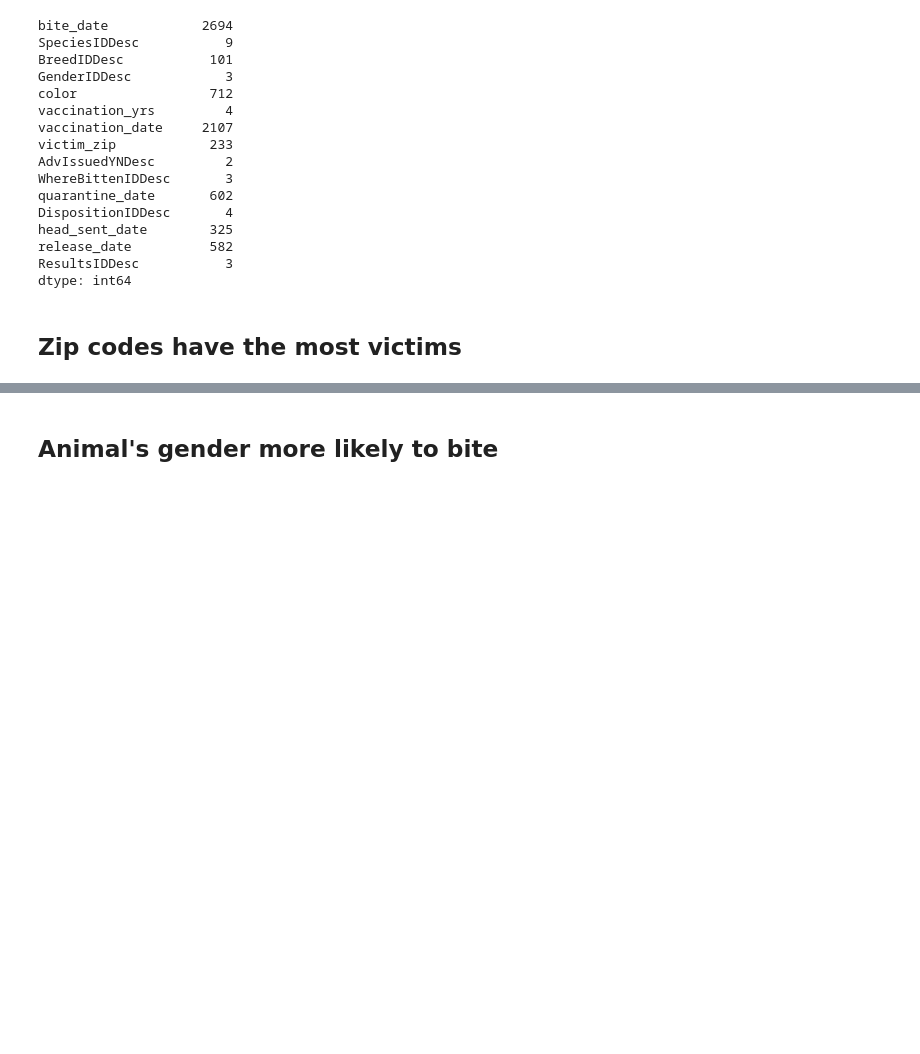
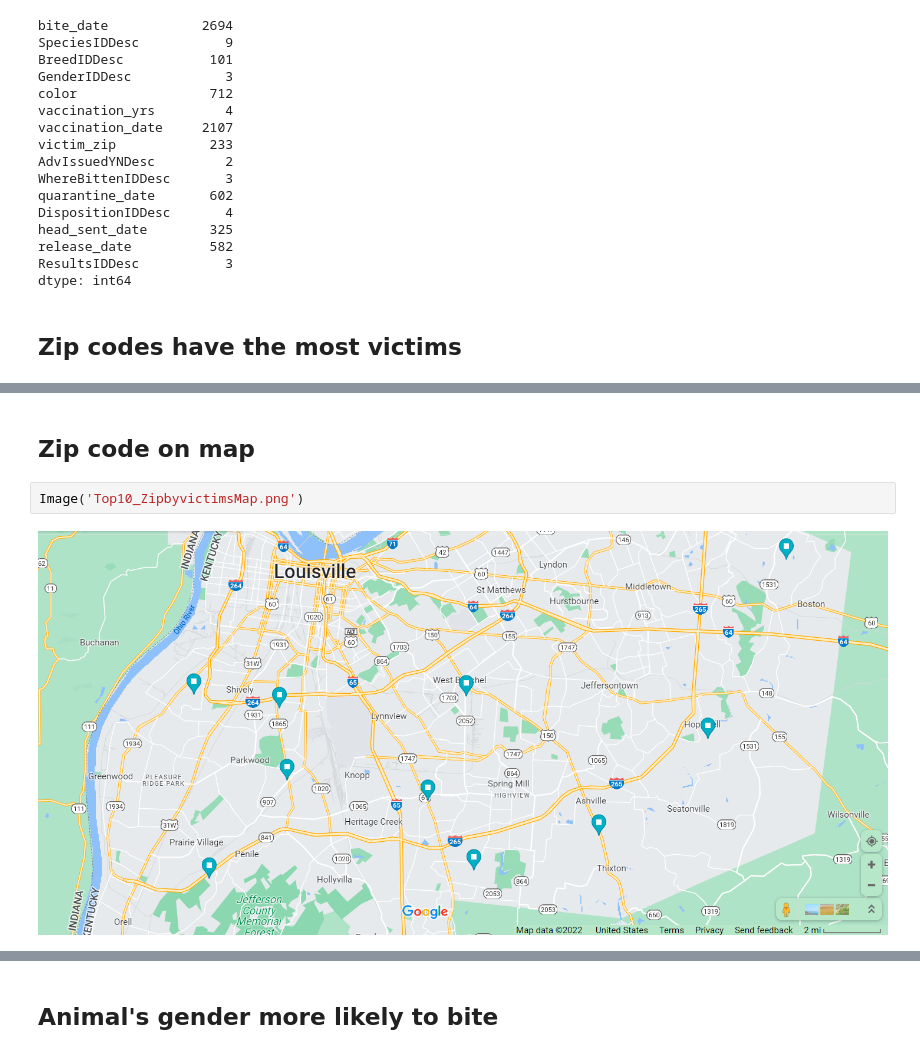
Before and after one commit to qq7933086/Story_AnimalBite_springboard, a Jupyter notebook: Animal_bite_Story.ipynb, the cells around one changed output, grey strips where cells are left out. Drawn from its saved outputs; the diff is of its cells as text; blank space fills up the shorter version.

```diff
--- a/Animal_bite_Story.ipynb
+++ b/Animal_bite_Story.ipynb
@@ -105,0 +163,6 @@ plt.title('Victims from zip code');
+# %% [markdown]
+## Zip code on map
+# %%
+Image('Top10_ZipbyvictimsMap.png')
+# %% [output]
+[figure, added]
```
Also changed, not shown: parts of 22 cells of this notebook.
